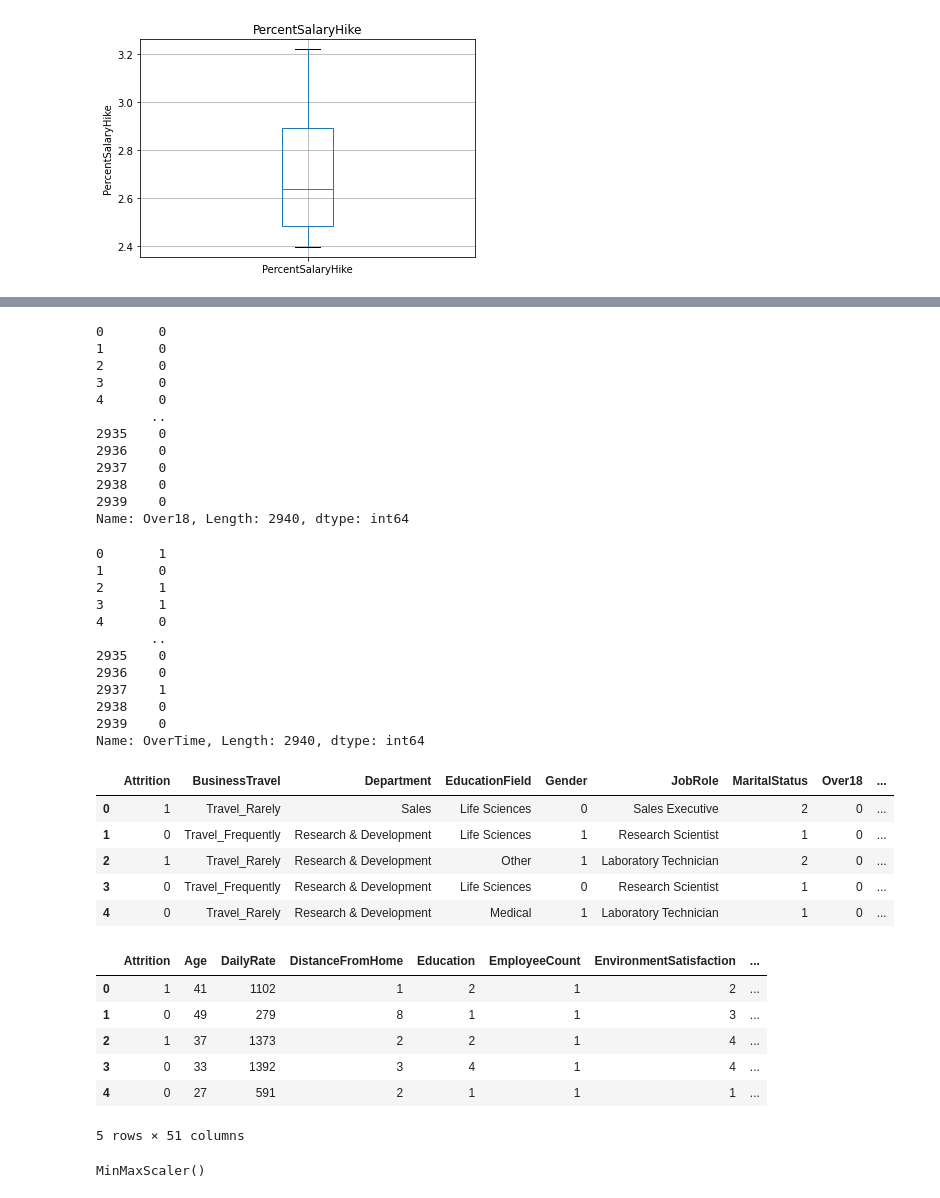
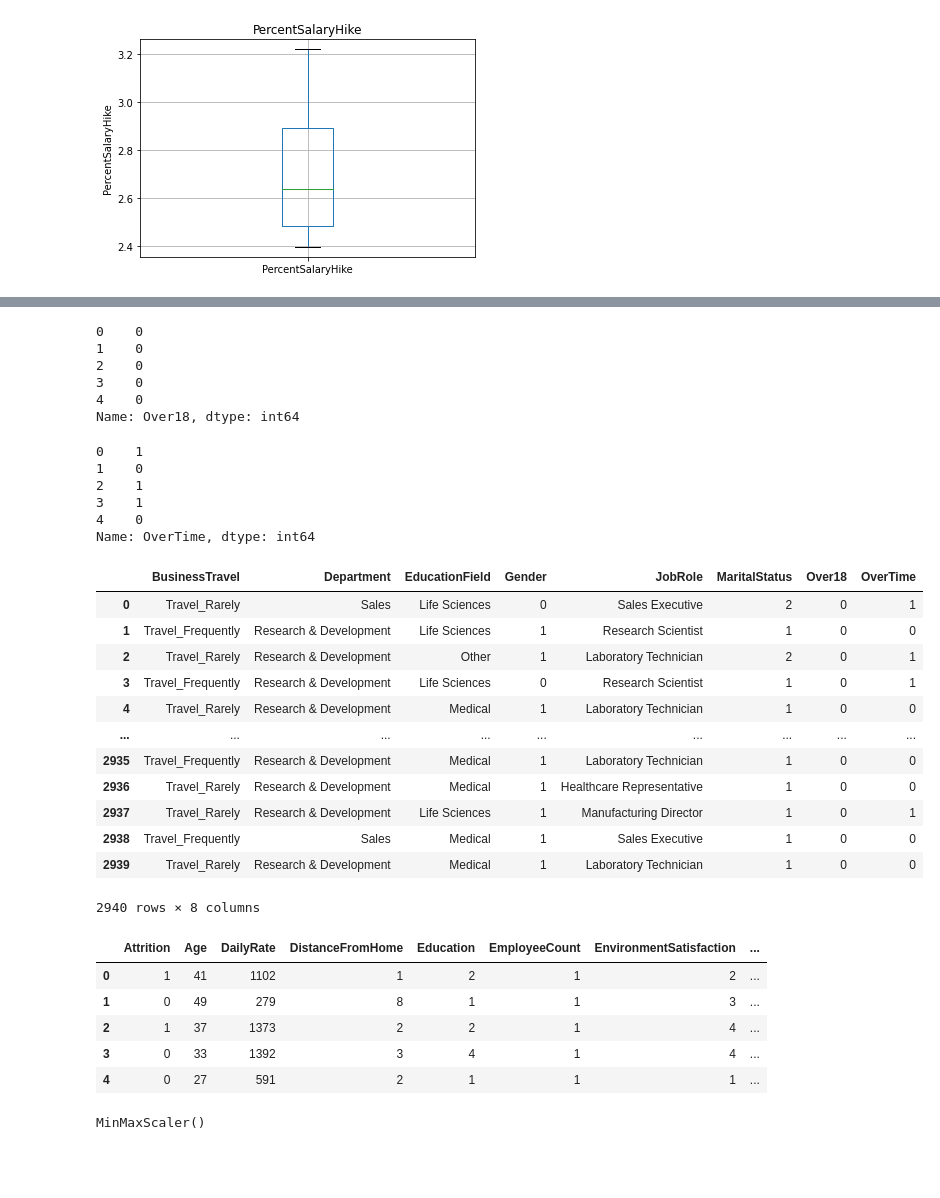
Before and after one commit to Sukrut11/HR-Employee-Attrition, a Jupyter notebook: TCR_Project.ipynb, the cells around one changed output, grey strips where cells are left out. Saved outputs shown, nothing was run; the diff lists cells and outputs as text; code cells hidden in the pictures; blank space fills up the shorter version.

```diff
--- a/TCR_Project.ipynb
+++ b/TCR_Project.ipynb
@@ -6,6 +10,11 @@ import pandas as pd
 import matplotlib.pyplot as plt
 import seaborn as sns
 import plotly.express as px
+import plotly.graph_objects as go
+# to visualise al the columns in the dataframe
+pd.pandas.set_option('display.max_columns', None)
+from sklearn.linear_model import Lasso
+from sklearn.feature_selection import SelectFromModel
 %matplotlib inline
 # %%
 df = pd.read_csv("/content/drive/MyDrive/Datasets/HR_Employee_Attrition-1.csv")
@@ -366,44 +520,39 @@ Name: Gender, Length: 2940, dtype: int64
 # %%
 df["Over18"] = label_encoder.fit_transform(df["Over18"])
-df["Over18"]
+df["Over18"].head()
 # %% [output]
-0       0
-1       0
-2       0
-3       0
-4       0
-       ..
-2935    0
-2936    0
-2937    0
-2938    0
-2939    0
-Name: Over18, Length: 2940, dtype: int64
+0    0
+1    0
+2    0
+3    0
+4    0
+Name: Over18, dtype: int64
 # %%
 df["OverTime"] = label_encoder.fit_transform(df["OverTime"])
-df["OverTime"]
+df["OverTime"].head()
 # %% [output]
-0       1
-1       0
-2       1
-3       1
-4       0
-       ..
-2935    0
-2936    0
-2937    1
-2938    0
-2939    0
-Name: OverTime, Length: 2940, dtype: int64
+0    1
+1    0
+2    1
+3    1
+4    0
+Name: OverTime, dtype: int64
 # %%
-df[categorical_features].head()
+df[categorical_features]
 # %% [output]
-|  | Attrition | BusinessTravel | Department | EducationField | Gender | JobRole | MaritalStatus | Over18 | ... |
-| 0 | 1 | Travel_Rarely | Sales | Life Sciences | 0 | Sales Executive | 2 | 0 | ... |
-| 1 | 0 | Travel_Frequently | Research & Development | Life Sciences | 1 | Research Scientist | 1 | 0 | ... |
-| 2 | 1 | Travel_Rarely | Research & Development | Other | 1 | Laboratory Technician | 2 | 0 | ... |
-| 3 | 0 | Travel_Frequently | Research & Development | Life Sciences | 0 | Research Scientist | 1 | 0 | ... |
-| 4 | 0 | Travel_Rarely | Research & Development | Medical | 1 | Laboratory Technician | 1 | 0 | ... |
+|  | BusinessTravel | Department | EducationField | Gender | JobRole | MaritalStatus | Over18 | OverTime |
+| 0 | Travel_Rarely | Sales | Life Sciences | 0 | Sales Executive | 2 | 0 | 1 |
+| 1 | Travel_Frequently | Research & Development | Life Sciences | 1 | Research Scientist | 1 | 0 | 0 |
+| 2 | Travel_Rarely | Research & Development | Other | 1 | Laboratory Technician | 2 | 0 | 1 |
+| 3 | Travel_Frequently | Research & Development | Life Sciences | 0 | Research Scientist | 1 | 0 | 1 |
+| 4 | Travel_Rarely | Research & Development | Medical | 1 | Laboratory Technician | 1 | 0 | 0 |
+| ... | ... | ... | ... | ... | ... | ... | ... | ... |
+| 2935 | Travel_Frequently | Research & Development | Medical | 1 | Laboratory Technician | 1 | 0 | 0 |
+| 2936 | Travel_Rarely | Research & Development | Medical | 1 | Healthcare Representative | 1 | 0 | 0 |
+| 2937 | Travel_Rarely | Research & Development | Life Sciences | 1 | Manufacturing Director | 1 | 0 | 1 |
+| 2938 | Travel_Frequently | Sales | Medical | 1 | Sales Executive | 1 | 0 | 0 |
+| 2939 | Travel_Rarely | Research & Development | Medical | 1 | Laboratory Technician | 1 | 0 | 0 |
+2940 rows × 8 columns
 # %%
 df = pd.get_dummies(df, columns = ['BusinessTravel', 'Department', "EducationField", "JobRole"])
 df.head()
@@ -414,7 +563,6 @@ df.head()
 | 2 | 1 | 37 | 1373 | 2 | 2 | 1 | 4 | ... |
 | 3 | 0 | 33 | 1392 | 3 | 4 | 1 | 4 | ... |
 | 4 | 0 | 27 | 591 | 2 | 1 | 1 | 1 | ... |
-5 rows × 51 columns
 # %%
 from sklearn.model_selection import train_test_split
 from sklearn.metrics import accuracy_score
```
Also changed, not shown: parts of 86 cells of this notebook.
